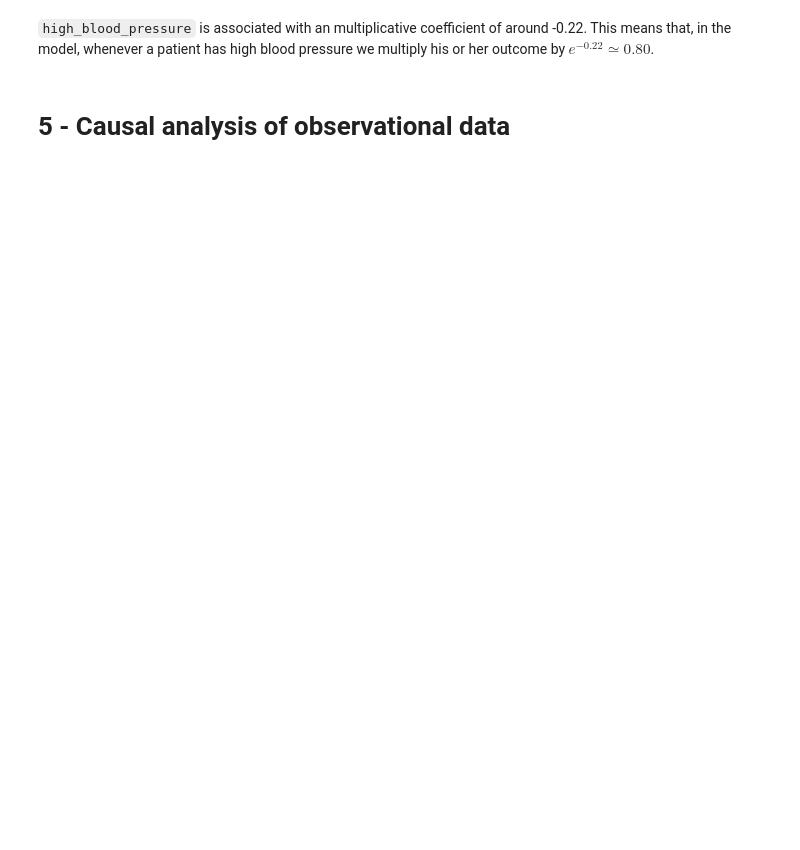
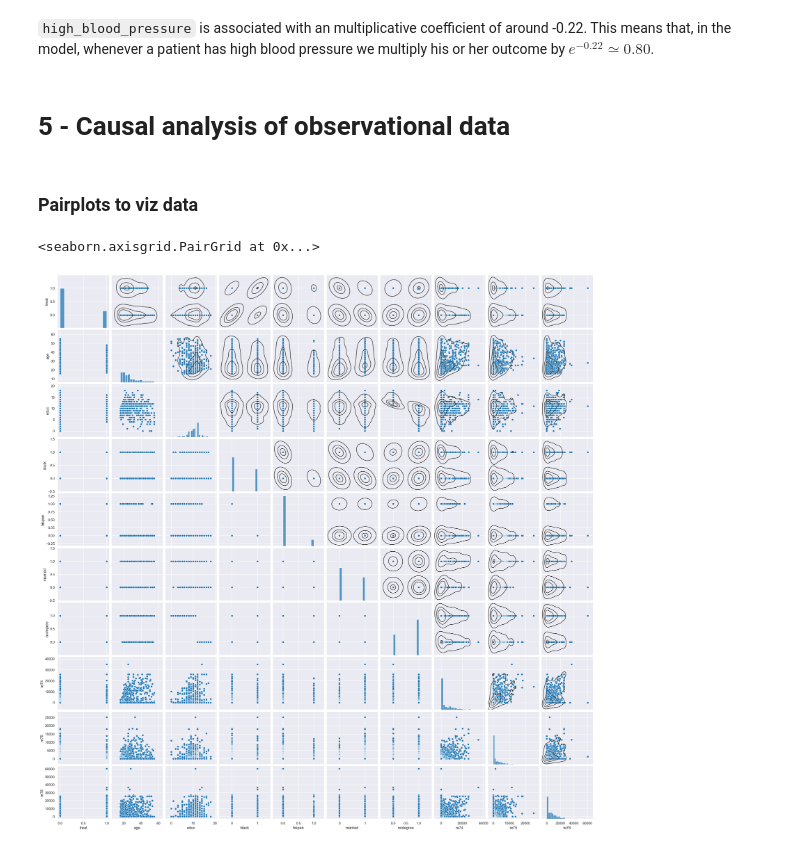
Before and after one commit to 2Tricky4u/ADA2023, a Jupyter notebook: Exercises/CheatSheet.ipynb, the cells around one changed output. Cells and saved outputs as stored; diff of their text form; code cells hidden in the pictures; blank space fills up the shorter version.

```diff
--- a/Exercises/CheatSheet.ipynb
+++ b/Exercises/CheatSheet.ipynb
@@ -1176,0 +1107,13 @@ Notes:
+# %%
+data_folder = '05 - Causal analysis of observational data/data/'
+lalonde_data = pd.read_csv(data_folder + 'lalonde.csv')
+treated = lalonde_data.loc[lalonde_data['treat'] == 1] #People that attained the programme
+control = lalonde_data.loc[lalonde_data['treat'] == 0] #People that didn't attain the programme
+# %% [markdown]
+### Pairplots to viz data
+# %%
+g = sns.pairplot(lalonde_data, diag_kind="hist")
+g.map_upper(sns.kdeplot, levels=4, color=".2")
+# %% [output]
+<seaborn.axisgrid.PairGrid at 0x...>
+[figure, added]
```
Also changed, not shown: parts of 35 cells of this notebook.
